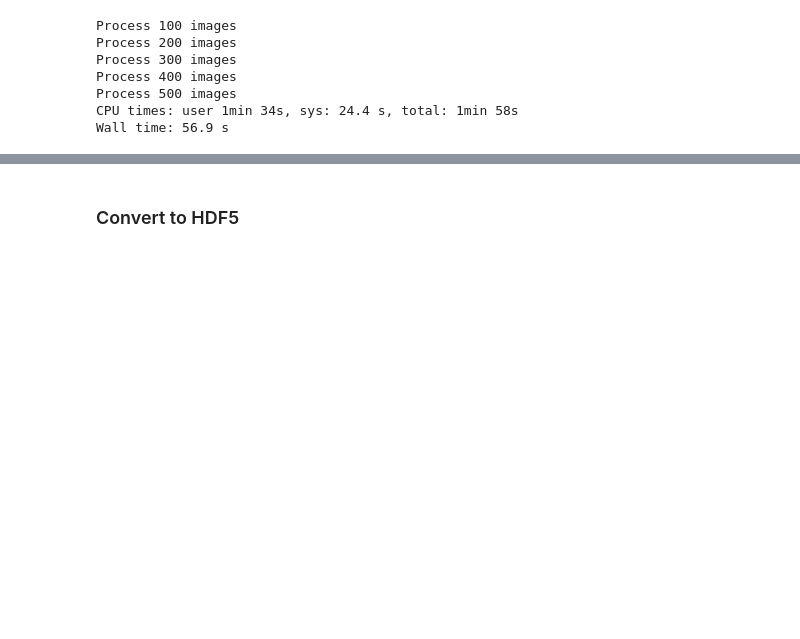
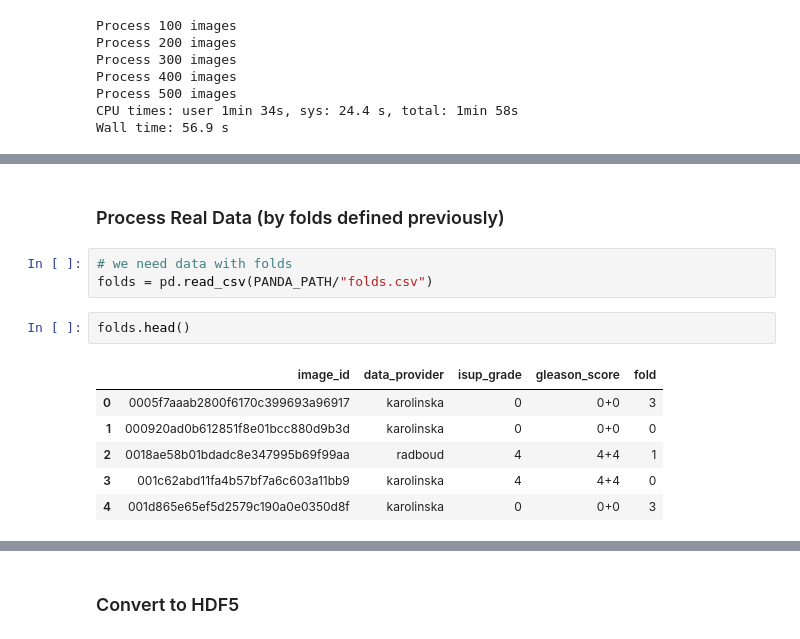
Before and after one commit to ademyanchuk/ChestXRay, a Jupyter notebook: notebooks/Create_HDF5_data.ipynb, the cells around one changed output, grey strips where cells are left out. Saved outputs shown, nothing was run; the diff lists cells and outputs as text; blank space fills up the shorter version.

```diff
--- a/notebooks/Create_HDF5_data.ipynb
+++ b/notebooks/Create_HDF5_data.ipynb
@@ -98,2 +95,16 @@ patches.shape, patches.dtype
 # %% [output]
 ((500, 16, 256, 256, 3), dtype('uint8'))
+# %% [markdown]
+### Process Real Data (by folds defined previously)
+# %%
+# we need data with folds
+folds = pd.read_csv(PANDA_PATH/"folds.csv")
+# %%
+folds.head()
+# %% [output]
+|  | image_id | data_provider | isup_grade | gleason_score | fold |
+| 0 | 0005f7aaab2800f6170c399693a96917 | karolinska | 0 | 0+0 | 3 |
+| 1 | 000920ad0b612851f8e01bcc880d9b3d | karolinska | 0 | 0+0 | 0 |
+| 2 | 0018ae58b01bdadc8e347995b69f99aa | radboud | 4 | 4+4 | 1 |
+| 3 | 001c62abd11fa4b57bf7a6c603a11bb9 | karolinska | 4 | 4+4 | 0 |
+| 4 | 001d865e65ef5d2579c190a0e0350d8f | karolinska | 0 | 0+0 | 3 |
```
Also changed, not shown: parts of 24 cells of this notebook.
